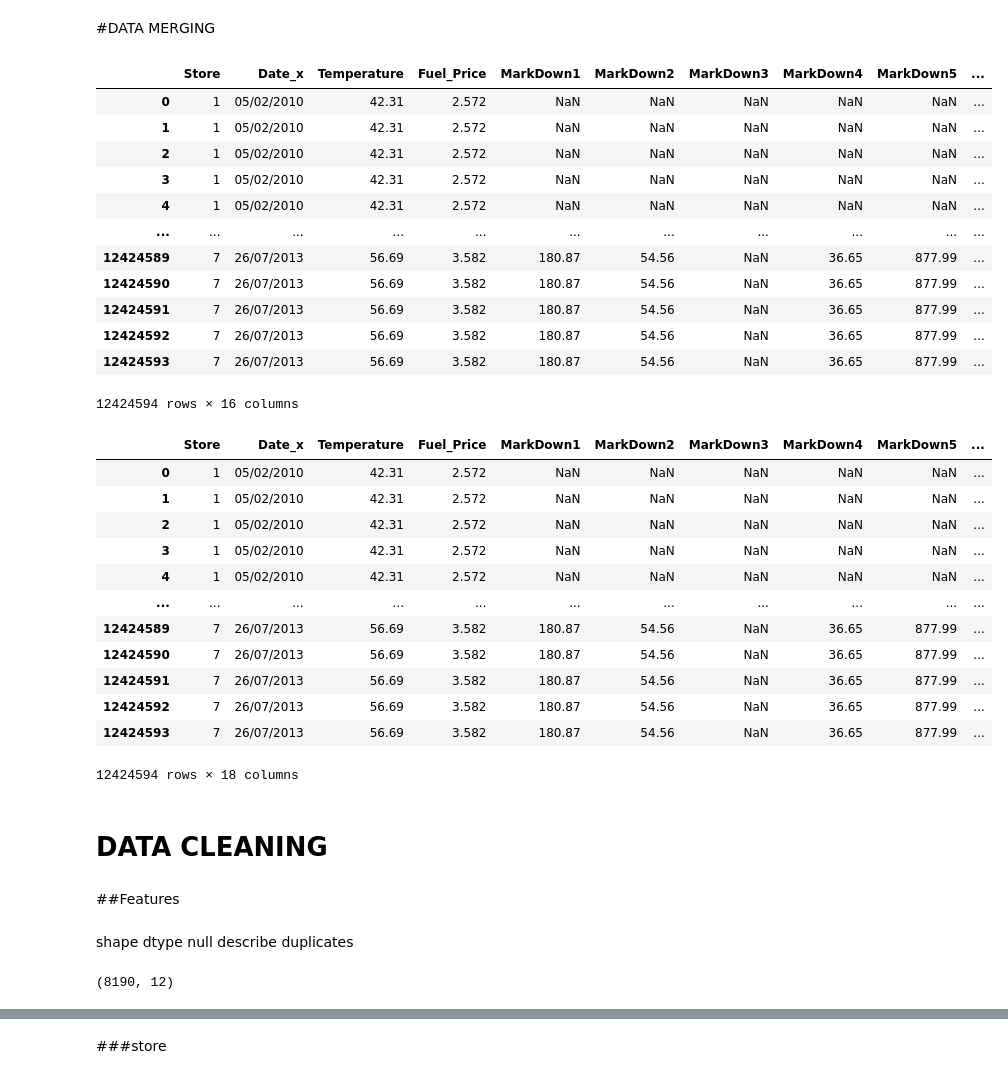
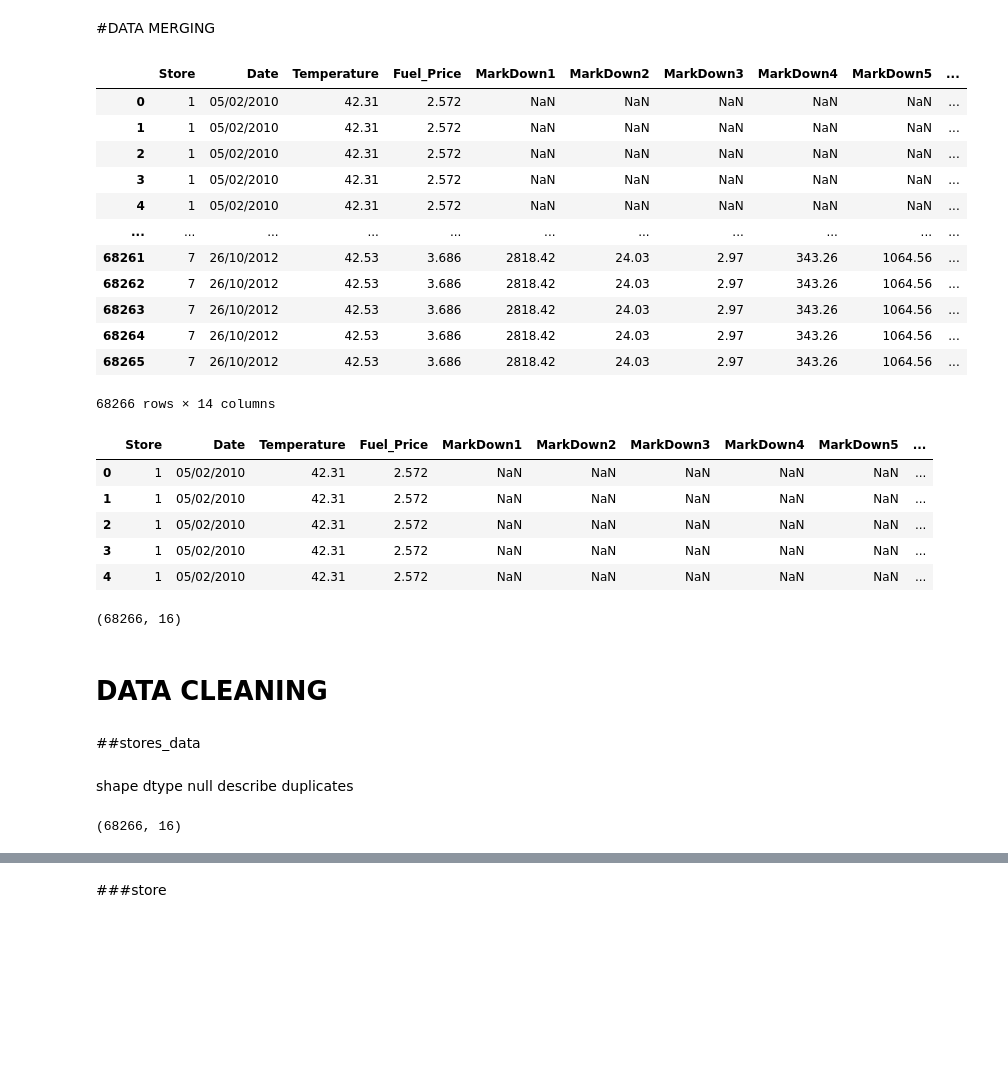
Before and after one commit to Swathi-Thandavarayan/STORE-DATA-PREDICTION, a Jupyter notebook: STORE_DATA_PREDICTION.ipynb, the cells around one changed output, grey strips where cells are left out. Drawn from its saved outputs; the diff is of its cells as text; code cells hidden in the pictures; blank space fills up the shorter version.

```diff
--- a/STORE_DATA_PREDICTION.ipynb
+++ b/STORE_DATA_PREDICTION.ipynb
@@ -92,43 +92,40 @@ memory usage: 1.2+ KB
 # %% [markdown]
 #DATA MERGING
 # %%
-merged_df = pd.merge(data_feature, data_sales, on='Store')
+merged_df = pd.merge(data_feature, data_sales, on=['Store','Date','IsHoliday'])
 merged_df
 # %% [output]
-|  | Store | Date_x | Temperature | Fuel_Price | MarkDown1 | MarkDown2 | MarkDown3 | MarkDown4 | MarkDown5 | ... |
+|  | Store | Date | Temperature | Fuel_Price | MarkDown1 | MarkDown2 | MarkDown3 | MarkDown4 | MarkDown5 | ... |
 | 0 | 1 | 05/02/2010 | 42.31 | 2.572 | NaN | NaN | NaN | NaN | NaN | ... |
 | 1 | 1 | 05/02/2010 | 42.31 | 2.572 | NaN | NaN | NaN | NaN | NaN | ... |
 | 2 | 1 | 05/02/2010 | 42.31 | 2.572 | NaN | NaN | NaN | NaN | NaN | ... |
 | 3 | 1 | 05/02/2010 | 42.31 | 2.572 | NaN | NaN | NaN | NaN | NaN | ... |
 | 4 | 1 | 05/02/2010 | 42.31 | 2.572 | NaN | NaN | NaN | NaN | NaN | ... |
 | ... | ... | ... | ... | ... | ... | ... | ... | ... | ... | ... |
-| 12424589 | 7 | 26/07/2013 | 56.69 | 3.582 | 180.87 | 54.56 | NaN | 36.65 | 877.99 | ... |
-| 12424590 | 7 | 26/07/2013 | 56.69 | 3.582 | 180.87 | 54.56 | NaN | 36.65 | 877.99 | ... |
-| 12424591 | 7 | 26/07/2013 | 56.69 | 3.582 | 180.87 | 54.56 | NaN | 36.65 | 877.99 | ... |
-| 12424592 | 7 | 26/07/2013 | 56.69 | 3.582 | 180.87 | 54.56 | NaN | 36.65 | 877.99 | ... |
-| 12424593 | 7 | 26/07/2013 | 56.69 | 3.582 | 180.87 | 54.56 | NaN | 36.65 | 877.99 | ... |
+| 68261 | 7 | 26/10/2012 | 42.53 | 3.686 | 2818.42 | 24.03 | 2.97 | 343.26 | 1064.56 | ... |
+| 68262 | 7 | 26/10/2012 | 42.53 | 3.686 | 2818.42 | 24.03 | 2.97 | 343.26 | 1064.56 | ... |
+| 68263 | 7 | 26/10/2012 | 42.53 | 3.686 | 2818.42 | 24.03 | 2.97 | 343.26 | 1064.56 | ... |
+| 68264 | 7 | 26/10/2012 | 42.53 | 3.686 | 2818.42 | 24.03 | 2.97 | 343.26 | 1064.56 | ... |
+| 68265 | 7 | 26/10/2012 | 42.53 | 3.686 | 2818.42 | 24.03 | 2.97 | 343.26 | 1064.56 | ... |
-12424594 rows × 16 columns
+68266 rows × 14 columns
 # %%
 stores_data = pd.merge(merged_df, data_stores, on='Store')
-stores_data
+stores_data.head()
 # %% [output]
-|  | Store | Date_x | Temperature | Fuel_Price | MarkDown1 | MarkDown2 | MarkDown3 | MarkDown4 | MarkDown5 | ... |
+|  | Store | Date | Temperature | Fuel_Price | MarkDown1 | MarkDown2 | MarkDown3 | MarkDown4 | MarkDown5 | ... |
 | 0 | 1 | 05/02/2010 | 42.31 | 2.572 | NaN | NaN | NaN | NaN | NaN | ... |
 | 1 | 1 | 05/02/2010 | 42.31 | 2.572 | NaN | NaN | NaN | NaN | NaN | ... |
 | 2 | 1 | 05/02/2010 | 42.31 | 2.572 | NaN | NaN | NaN | NaN | NaN | ... |
 | 3 | 1 | 05/02/2010 | 42.31 | 2.572 | NaN | NaN | NaN | NaN | NaN | ... |
 | 4 | 1 | 05/02/2010 | 42.31 | 2.572 | NaN | NaN | NaN | NaN | NaN | ... |
-| ... | ... | ... | ... | ... | ... | ... | ... | ... | ... | ... |
-| 12424589 | 7 | 26/07/2013 | 56.69 | 3.582 | 180.87 | 54.56 | NaN | 36.65 | 877.99 | ... |
-| 12424590 | 7 | 26/07/2013 | 56.69 | 3.582 | 180.87 | 54.56 | NaN | 36.65 | 877.99 | ... |
-| 12424591 | 7 | 26/07/2013 | 56.69 | 3.582 | 180.87 | 54.56 | NaN | 36.65 | 877.99 | ... |
-| 12424592 | 7 | 26/07/2013 | 56.69 | 3.582 | 180.87 | 54.56 | NaN | 36.65 | 877.99 | ... |
-| 12424593 | 7 | 26/07/2013 | 56.69 | 3.582 | 180.87 | 54.56 | NaN | 36.65 | 877.99 | ... |
-12424594 rows × 18 columns
+# %%
+stores_data.shape
+# %% [output]
+(68266, 16)
 # %% [markdown]
 # DATA CLEANING
 # %% [markdown]
-##Features
+##stores_data
 # %% [markdown]
 shape
 dtype
@@ -136,7 +133,7 @@ null
 describe
 duplicates
 # %%
-data_feature.shape
+stores_data.shape
 # %% [output]
-(8190, 12)
+(68266, 16)
 # %%
```
Also changed, not shown: parts of 22 cells of this notebook.
